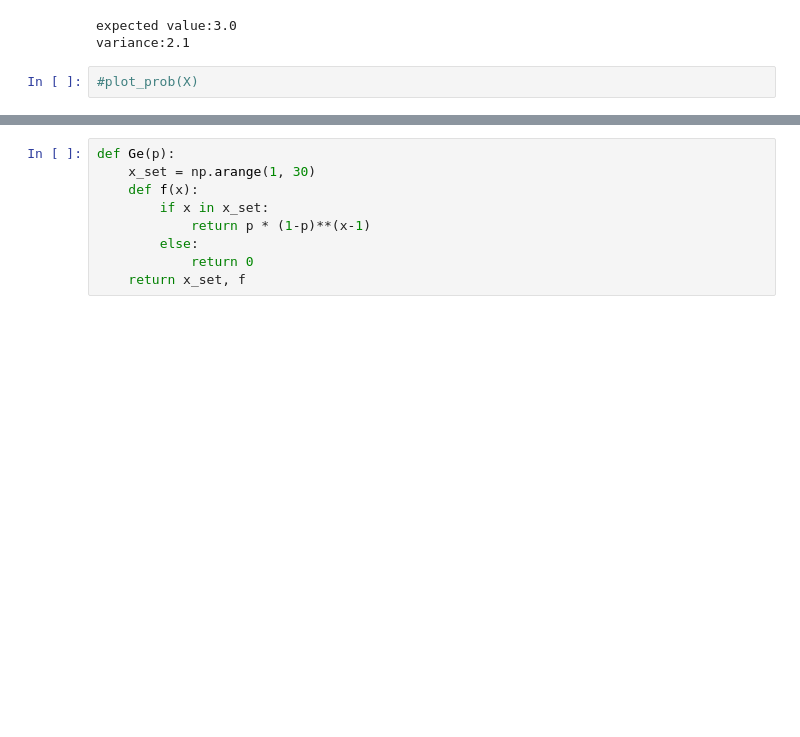
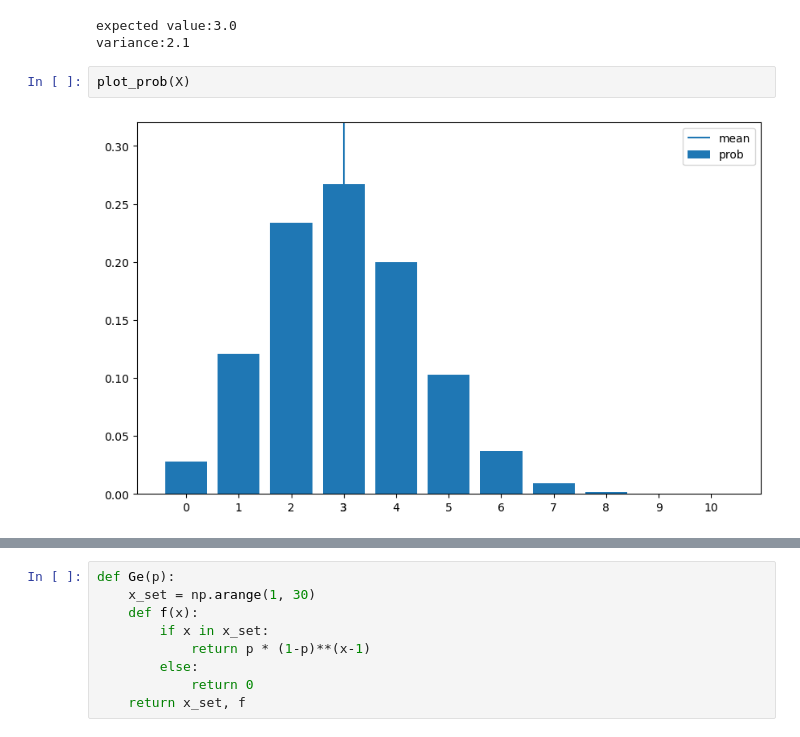
Before and after one commit to asqwef/stat_analysis, a Jupyter notebook: Ch06.ipynb, the cells around one changed output, grey strips where cells are left out. Saved outputs shown, nothing was run; the diff lists cells and outputs as text; blank space fills up the shorter version.

```diff
--- a/Ch06.ipynb
+++ b/Ch06.ipynb
@@ -101,7 +101,9 @@ check_prob(X)
 expected value:3.0
 variance:2.1
 # %%
-#plot_prob(X)
+plot_prob(X)
+# %% [output]
+[figure, added]
 # %%
 fig = plt.figure(figsize=(10, 6))
 ax = fig.add_subplot(111)
```
Also changed, not shown: parts of 3 cells of this notebook.
